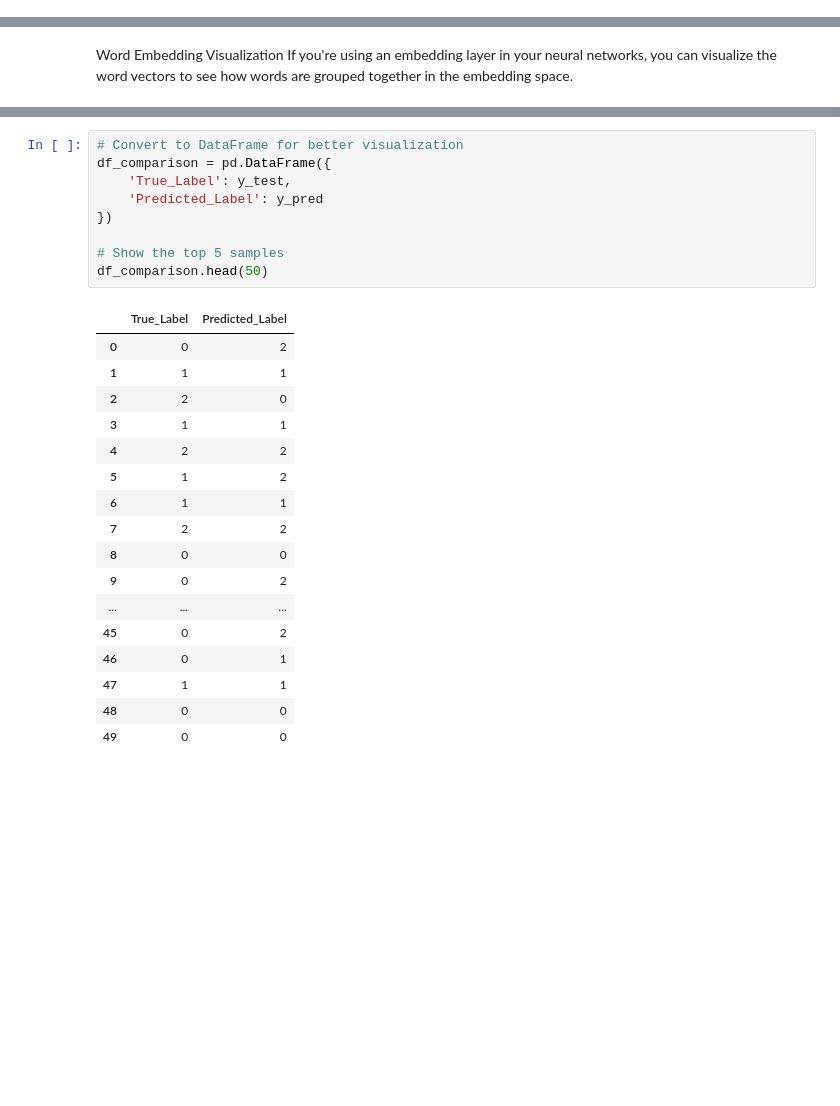
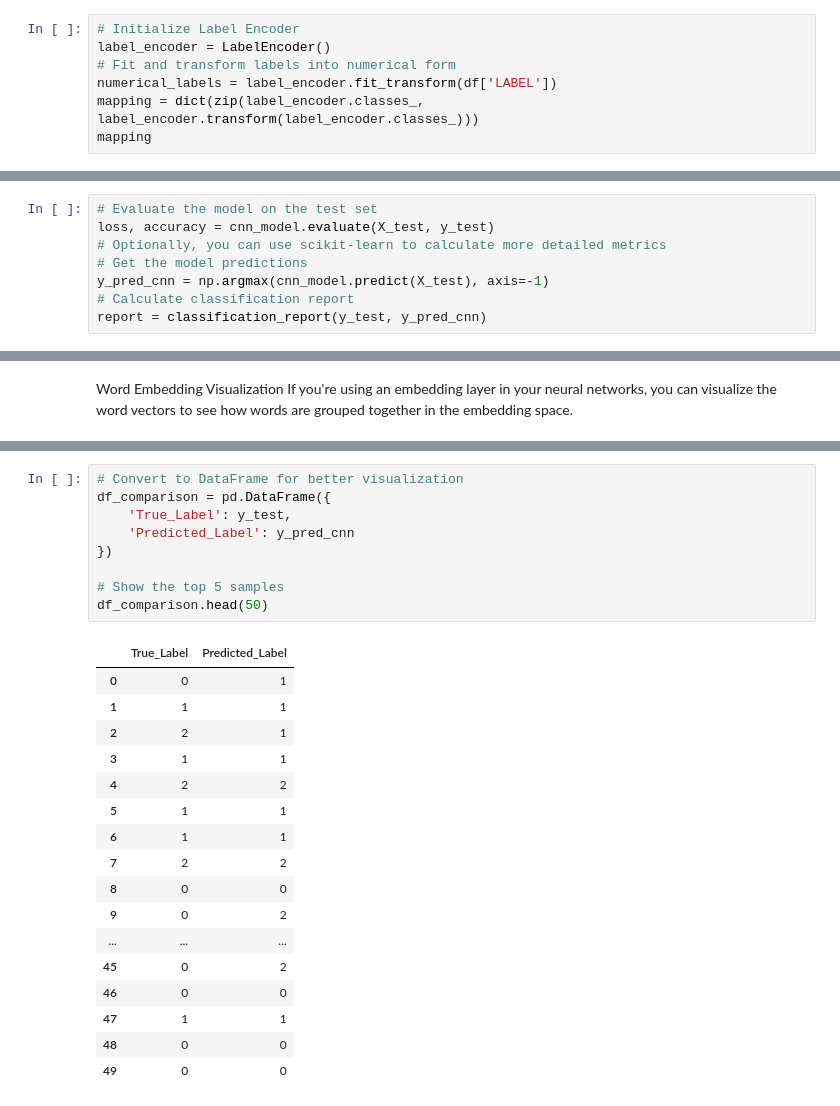
Before and after one commit to sunilmittal22/BITS-Application-of-CNN-RNN-Transformer-usin-Tensor-Flow-, a Jupyter notebook: Sentiment Analysis using Tensor Flow.ipynb, the cells around one changed output, grey strips where cells are left out. Saved outputs shown, nothing was run; the diff lists cells and outputs as text; blank space fills up the shorter version.

```diff
--- a/Sentiment Analysis using Tensor Flow.ipynb
+++ b/Sentiment Analysis using Tensor Flow.ipynb
@@ -158,0 +209,7 @@ len_before_padding, len_after_padding, padded_sequences[42]
+# %%
+# Initialize Label Encoder
+label_encoder = LabelEncoder()
+# Fit and transform labels into numerical form
+numerical_labels = label_encoder.fit_transform(df['LABEL'])
+mapping = dict(zip(label_encoder.classes_, label_encoder.transform(label_encoder.classes_)))
+mapping
@@ -505,0 +367,8 @@ plt.show()
+# %%
+# Evaluate the model on the test set
+loss, accuracy = cnn_model.evaluate(X_test, y_test)
+# Optionally, you can use scikit-learn to calculate more detailed metrics
+# Get the model predictions
+y_pred_cnn = np.argmax(cnn_model.predict(X_test), axis=-1)
+# Calculate classification report
+report = classification_report(y_test, y_pred_cnn)
@@ -589,27 +808,27 @@ plt.show()
 # %%
 # Convert to DataFrame for better visualization
 df_comparison = pd.DataFrame({
     'True_Label': y_test,
-    'Predicted_Label': y_pred
+    'Predicted_Label': y_pred_cnn
 })
 
 # Show the top 5 samples
 df_comparison.head(50)
 # %% [output]
 |  | True_Label | Predicted_Label |
-| 0 | 0 | 2 |
+| 0 | 0 | 1 |
 | 1 | 1 | 1 |
-| 2 | 2 | 0 |
+| 2 | 2 | 1 |
 | 3 | 1 | 1 |
 | 4 | 2 | 2 |
-| 5 | 1 | 2 |
+| 5 | 1 | 1 |
 | 6 | 1 | 1 |
 | 7 | 2 | 2 |
 | 8 | 0 | 0 |
 | 9 | 0 | 2 |
 | ... | ... | ... |
 | 45 | 0 | 2 |
-| 46 | 0 | 1 |
+| 46 | 0 | 0 |
 | 47 | 1 | 1 |
 | 48 | 0 | 0 |
 | 49 | 0 | 0 |
```
Also changed, not shown: parts of 71 cells of this notebook.
